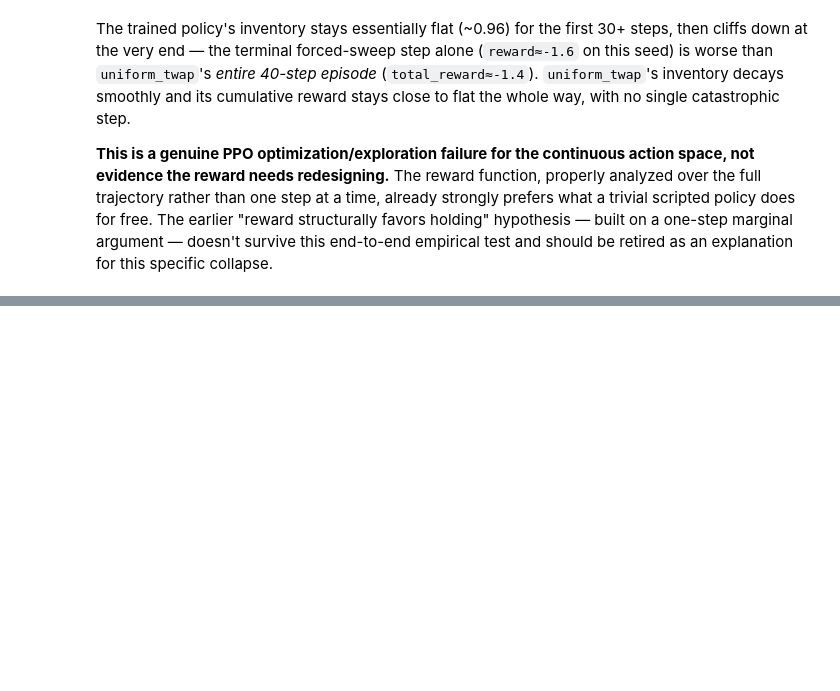
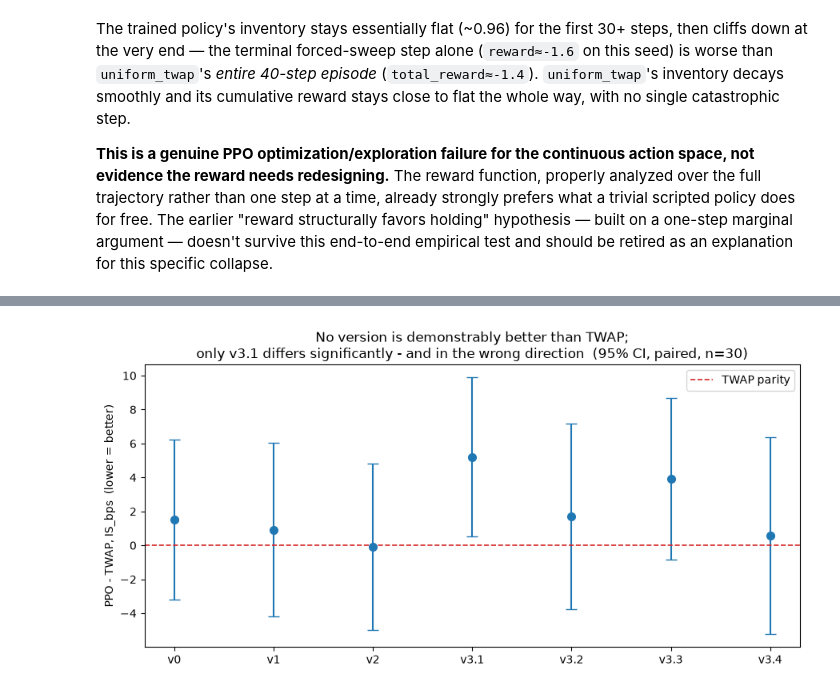
Before and after one commit to yeonjaej/LOB, a Jupyter notebook: data/LOBdata_RL_v3.ipynb, the cells around one changed output, grey strips where cells are left out. Drawn from its saved outputs; the diff is of its cells as text; code cells hidden in the pictures; blank space fills up the shorter version.

```diff
--- a/data/LOBdata_RL_v3.ipynb
+++ b/data/LOBdata_RL_v3.ipynb
@@ -448,0 +689,15 @@ specific collapse.
+# %%
+# Paired version-to-version comparisons: is ANY step of the v3 line resolvable?
+pairs = [("v3.2", "v3.1"), ("v3.3", "v3.2"), ("v3.4", "v3.2")]
+print(f"{'comparison':>16s} {'metric':>11s} {'mean':>7s} {'95% CI':>20s} {'p':>7s}")
+for newer, older in pairs:
+    dn = pd.read_csv(files[newer]); do_ = pd.read_csv(files[older])
+    for metric in ["IS_bps", "impact_bps"]:
+        x = dn[dn.method == "PPO (no oracle)"].set_index("seed")[metric]
+        y = do_[do_.method == "PPO (no oracle)"].set_index("seed")[metric]
+        k = x.index.intersection(y.index)
+        d = (x.loc[k] - y.loc[k]).values
+        sem = d.std(ddof=1) / np.sqrt(len(d))
+        ci = stats.t.interval(0.95, len(d) - 1, loc=d.mean(), scale=sem)
+        _, p = stats.ttest_rel(x.loc[k], y.loc[k])
+        print(f"{newer+' - '+older:>16s} {metric:>11s} {d.mean():+7.2f}  [{ci[0]:+6.2f},{ci[1]:+6.2f}] {p:7.3f}")
@@ -448,0 +712,30 @@ specific collapse.
+# %%
+import matplotlib.pyplot as plt
+import pandas as pd, numpy as np
+from scipy import stats
+
+files = {"v0": "benchmark_results_final.csv", "v1": "benchmark_results_v1_final.csv",
+         "v2": "benchmark_results_v2_final.csv", "v3.1": "benchmark_results_v3_1.csv",
+         "v3.2": "benchmark_results_v3_2.csv", "v3.3": "benchmark_results_v3_3.csv",
+         "v3.4": "benchmark_results_v3_4.csv"}
+labels, means, los, his = [], [], [], []
+for lbl, f in files.items():
+    df = pd.read_csv(f)
+    b = df[df.method == "TWAP"].set_index("seed")["IS_bps"]
+    c = df[df.method == "PPO (no oracle)"].set_index("seed")["IS_bps"]
+    k = b.index.intersection(c.index)
+    d = (c.loc[k] - b.loc[k]).values
+    sem = d.std(ddof=1) / np.sqrt(len(d))
+    ci = stats.t.interval(0.95, len(d) - 1, loc=d.mean(), scale=sem)
+    labels.append(lbl); means.append(d.mean()); los.append(d.mean()-ci[0]); his.append(ci[1]-d.mean())
+
+fig, ax = plt.subplots(figsize=(9, 4.5))
+x = np.arange(len(labels))
+ax.errorbar(x, means, yerr=[los, his], fmt="o", capsize=5, color="tab:blue", markersize=7)
+ax.axhline(0, color="tab:red", ls="--", lw=1.2, label="TWAP parity")
+ax.set_xticks(x); ax.set_xticklabels(labels)
+ax.set_ylabel("PPO - TWAP, IS_bps  (lower = better)")
+ax.set_title("No version is demonstrably better than TWAP;\nonly v3.1 differs significantly - and in the wrong direction  (95% CI, paired, n=30)")
+ax.legend(); plt.tight_layout()
+# %% [output]
+[figure, added]
```
Also changed, not shown: parts of 26 cells of this notebook, 6 other files.
